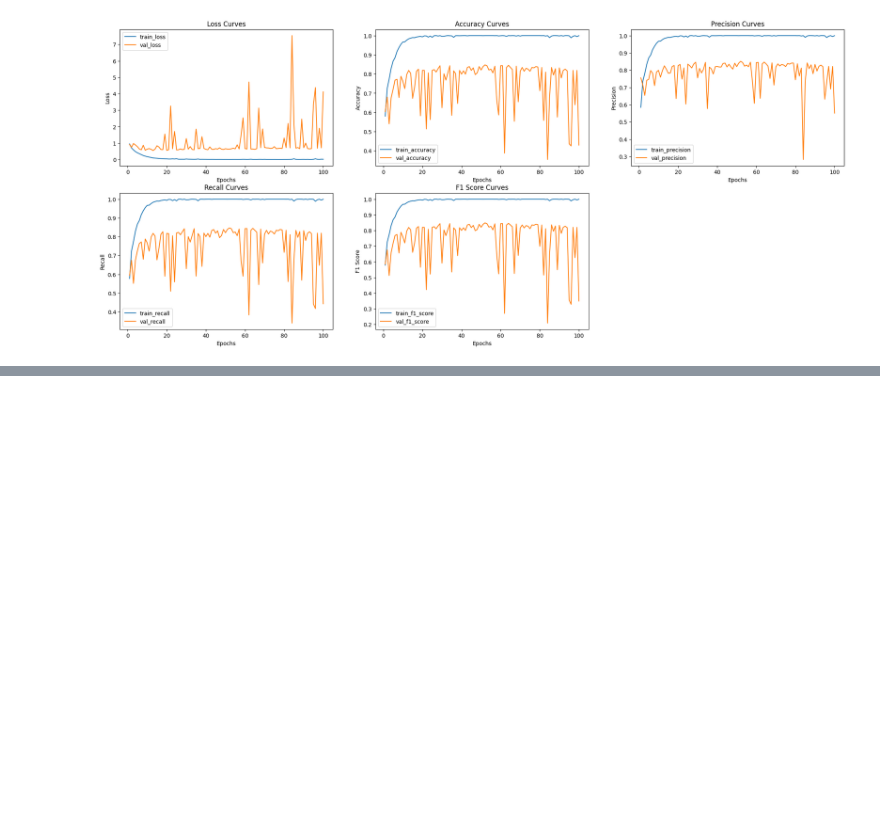
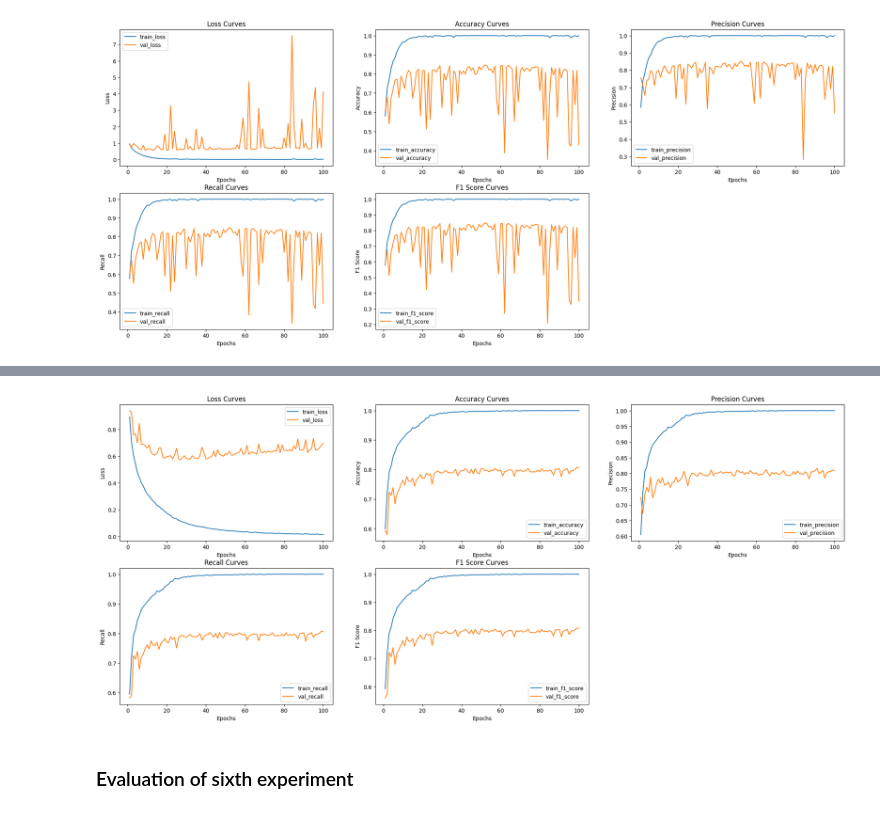
Before and after one commit to tikadatta2005/efficient-surveillance-system-research, a Jupyter notebook: CSC60904_0381137_INDVASGNMT.ipynb, the cells around one changed output, grey strips where cells are left out. Cells and saved outputs as stored; diff of their text form; code cells hidden in the pictures; blank space fills up the shorter version.

Commit message:
update/6th experiment conducted

```diff
--- a/CSC60904_0381137_INDVASGNMT.ipynb
+++ b/CSC60904_0381137_INDVASGNMT.ipynb
@@ -676,0 +699,47 @@ EPOCH 5 completed | Training Loss = 0.8904242497771534 | Validation Loss = 0.910
+# %%
+# initialize new Architecture
+model_e6 = Architecture()
+
+# add layers
+e6_conv_params, e6_out_channels, e6_size = add_conv_layers(model_e6, 4, 0)
+
+# calculate next input channels
+n_in = e6_out_channels*e6_size*e6_size
+print(f"Input vector size = {n_in}")
+
+# add fully connected neural networks
+model_e6.add(
+    # Flatten
+    nn.Flatten(),
+    # Hidden Layer
+    nn.Linear(n_in, 128),
+    nn.ReLU(),
+    # Output Layer
+    nn.Linear(128, 3),
+    nn.ReLU()
+)
+
+# calculate parameters
+e6_total_trainable_parameters = ((n_in*128)+128) + ((128*3)+3)
+print(f"Total trainable parameters = {e6_total_trainable_parameters}")
+
+# path to save models
+path = "./exp/e6_4_layers_no_aug"
+
+# optimizer
+optimizer = torch.optim.SGD(model_e6.parameters(), lr=3e-4)
+
+# train model
+trainer = Trainer(
+    model_e6,
+    train,
+    val,
+    optimizer,
+    "cuda",
+    criterion
+)
+e6_metrics = trainer.fit(100, path, 1);
+
+# show chart comparing metrics
+gen_line_charts(e6_metrics, path, "training_metrics_graph.png", ["train_", "val_"])
+# %% [output]
@@ -676,0 +763,3 @@ EPOCH 5 completed | Training Loss = 0.8904242497771534 | Validation Loss = 0.910
+[figure, added]
+# %% [markdown]
+### Evaluation of sixth experiment
```
Also changed, not shown: parts of 8 cells of this notebook, 10 other files.
